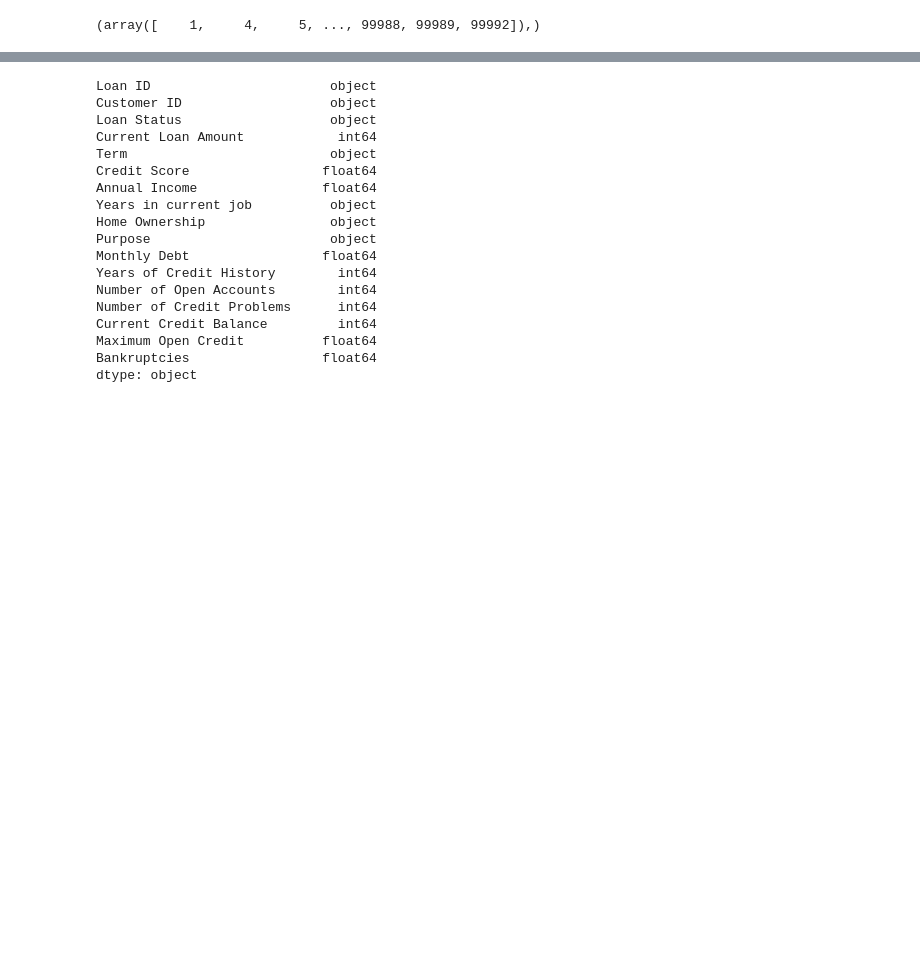
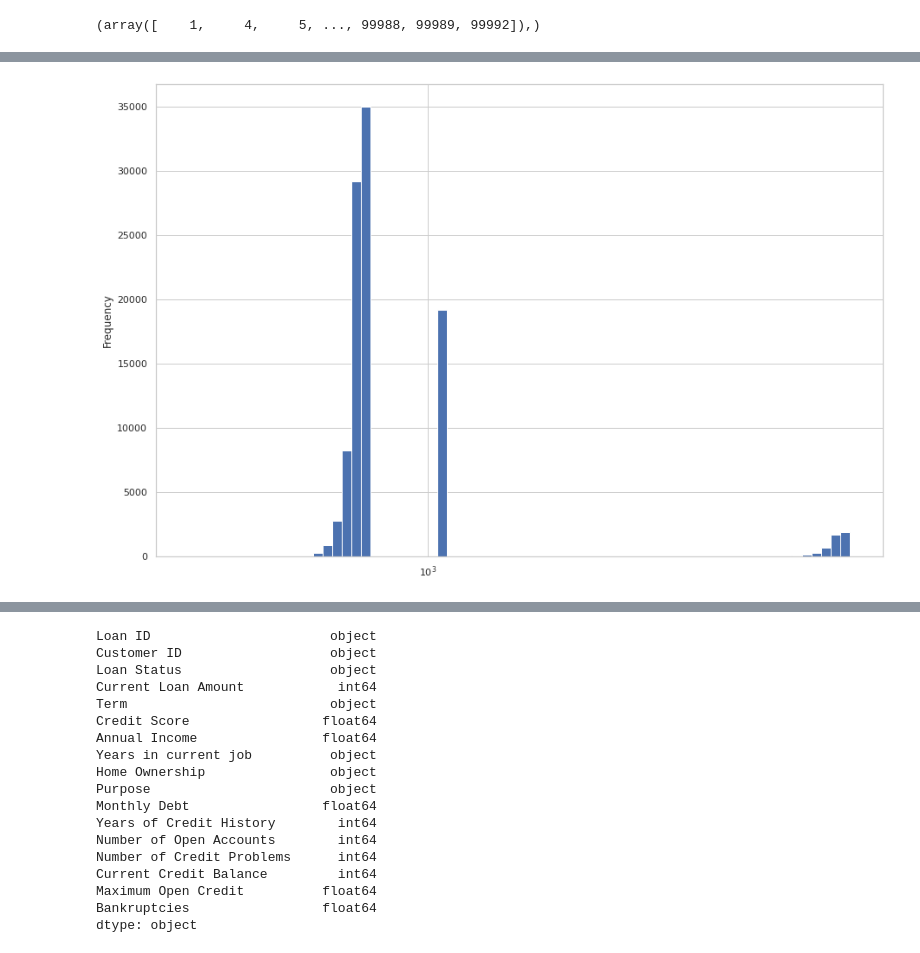
Before and after one commit to Ayobami6/ProjectCollaboration.github.io, a Jupyter notebook: Loan_Prediction_Project.ipynb, the cells around one changed output, grey strips where cells are left out. Saved outputs shown, nothing was run; the diff lists cells and outputs as text; code cells hidden in the pictures; blank space fills up the shorter version.

```diff
--- a/Loan_Prediction_Project.ipynb
+++ b/Loan_Prediction_Project.ipynb
@@ -284,3 +295,13 @@ print(np.where(df_data_1['Credit Score'] > 750))
+# %%
+plt.figure(figsize=(15,10))
+log_binsize = 0.020
+bins = 10 ** np.arange(2.5, np.log10(df_data_1['Credit Score'].max())+log_binsize, log_binsize) # logging the max data point and adding the log binsize
+count, bin_edges = np.histogram(df_data_1['Credit Score'])
+df_data_1['Credit Score'].plot(kind='hist',
+                   bins=bins);
+plt.xscale('log')
+# %% [output]
+[figure, added]
 # %%
 df_data_1.drop('Tax Liens', axis='columns', inplace=True)
 # %%
```
Also changed, not shown: parts of 5 cells of this notebook.
